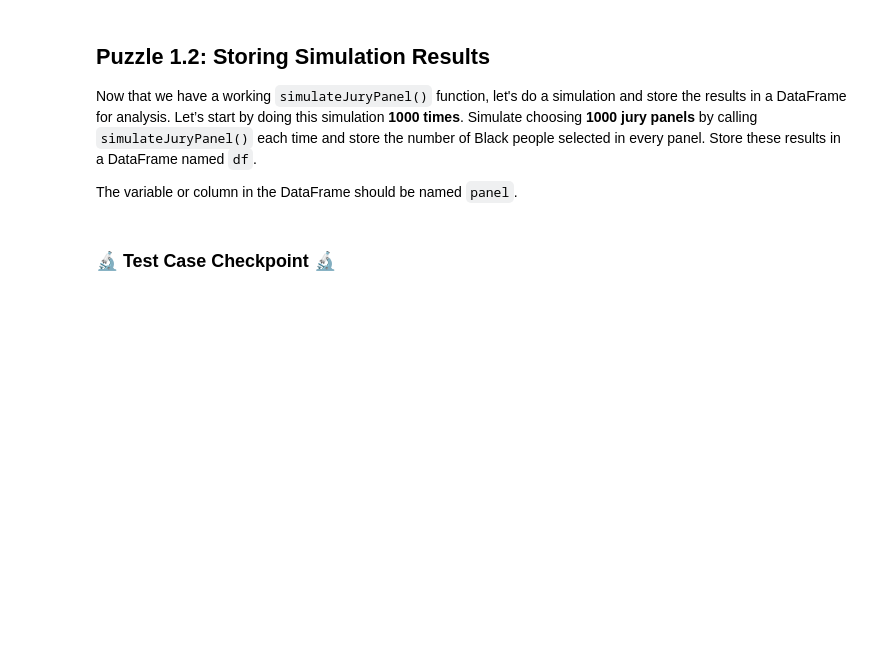
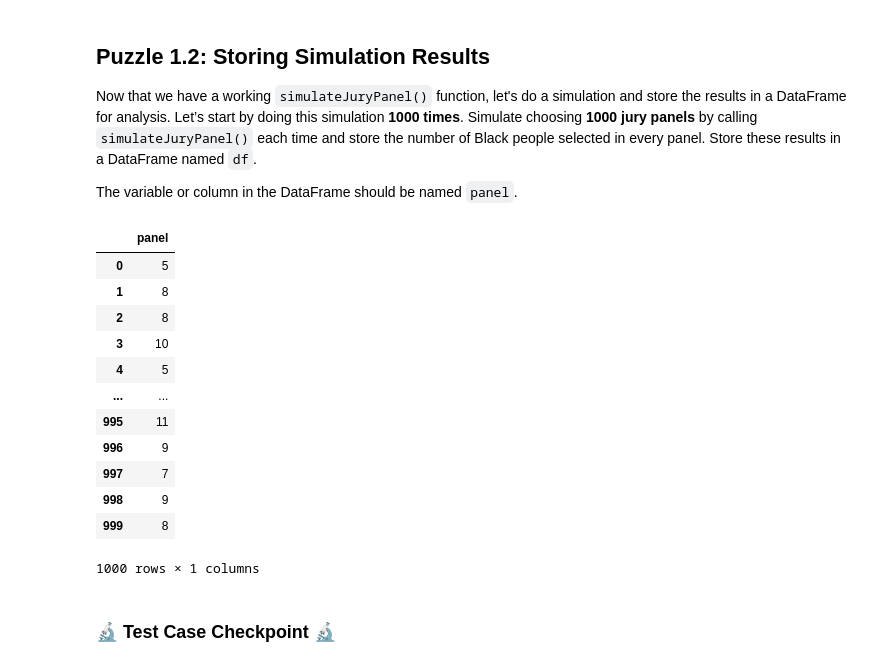
Before and after one commit to 168904578/hongyuq2, a Jupyter notebook: lab_justice/lab_justice.ipynb, the cells around one changed output. Drawn from its saved outputs; the diff is of its cells as text; code cells hidden in the pictures; blank space fills up the shorter version.

```diff
--- a/lab_justice/lab_justice.ipynb
+++ b/lab_justice/lab_justice.ipynb
@@ -99,3 +101,21 @@ The variable or column in the DataFrame should be named `panel`.
+# %%
+simulation_results = [simulateJuryPanel() for _ in range(1000)]
+df = pd.DataFrame(simulation_results, columns=['panel'])
+df
+# %% [output]
+|  | panel |
+| 0 | 5 |
+| 1 | 8 |
+| 2 | 8 |
+| 3 | 10 |
+| 4 | 5 |
+| ... | ... |
+| 995 | 11 |
+| 996 | 9 |
+| 997 | 7 |
+| 998 | 9 |
+| 999 | 8 |
+1000 rows × 1 columns
 # %% [markdown]
 ### 🔬 Test Case Checkpoint 🔬
 # %%
```
Also changed, not shown: parts of 43 cells of this notebook, 2 other files.
